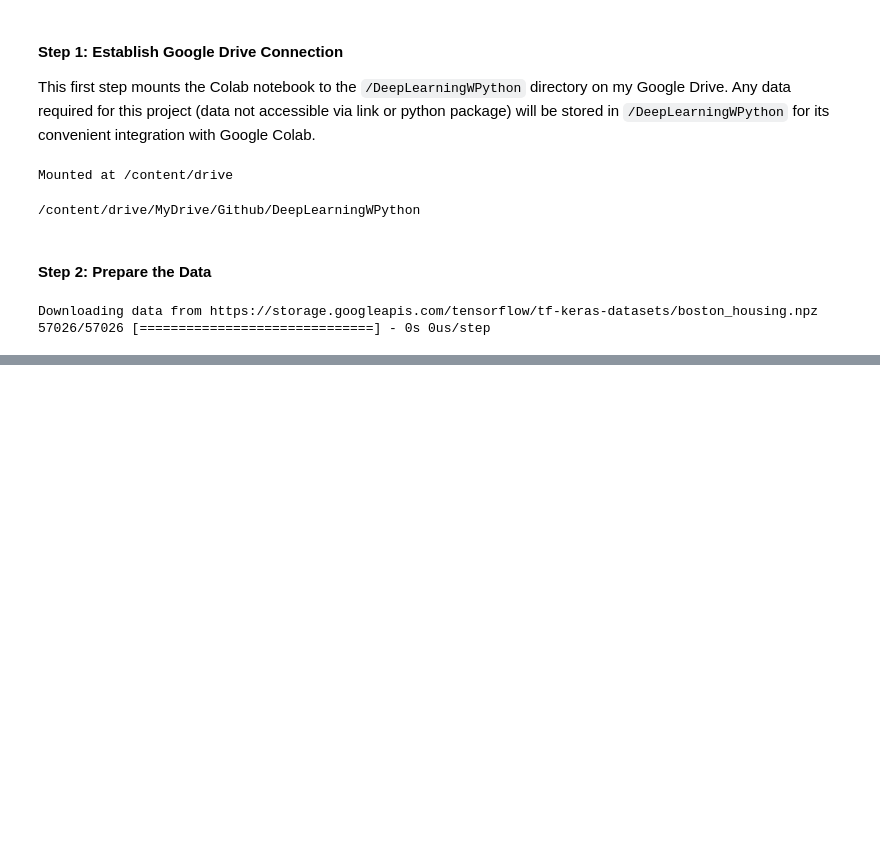
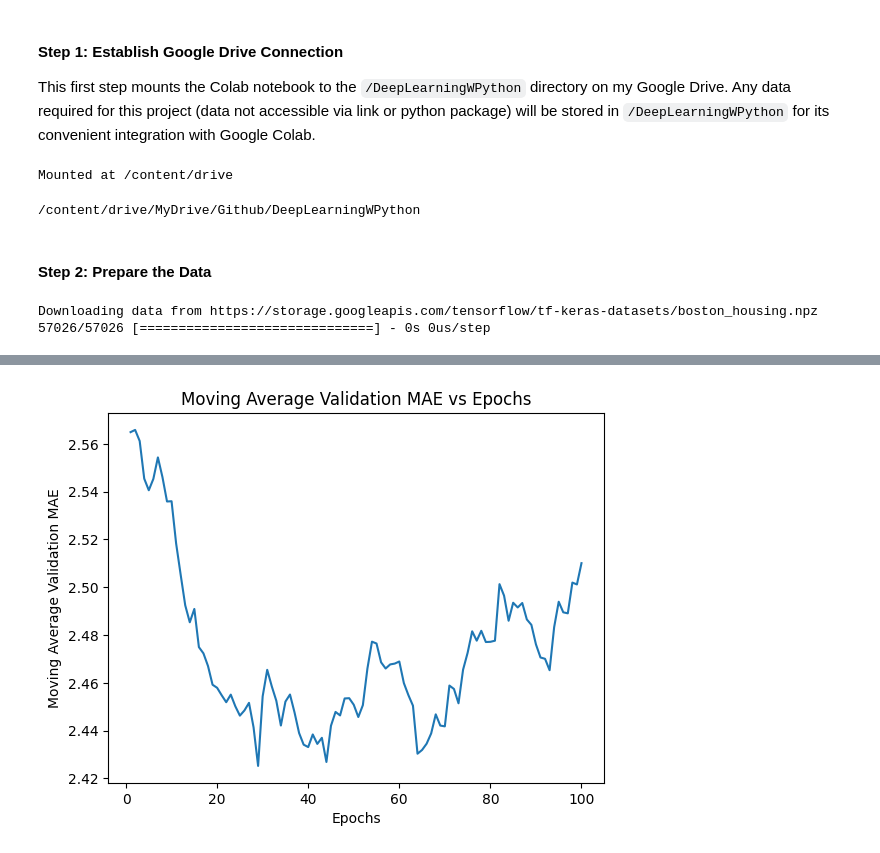
Before and after one commit to matthold86/DeepLearningWPython, a Jupyter notebook: predicting_housing_prices.ipynb, the cells around one changed output, grey strips where cells are left out. Saved outputs shown, nothing was run; the diff lists cells and outputs as text; code cells hidden in the pictures; blank space fills up the shorter version.

```diff
--- a/predicting_housing_prices.ipynb
+++ b/predicting_housing_prices.ipynb
@@ -131,0 +171,9 @@ Epoch 20/20
+# %%
+plt.plot(range(1,101), moving_average_mae[0:100])
+plt.xlabel('Epochs')
+plt.ylabel('Moving Average Validation MAE')
+plt.title('Moving Average Validation MAE vs Epochs')
+
+plt.show()
+# %% [output]
+[figure, added]
```
Also changed, not shown: parts of 12 cells of this notebook.
